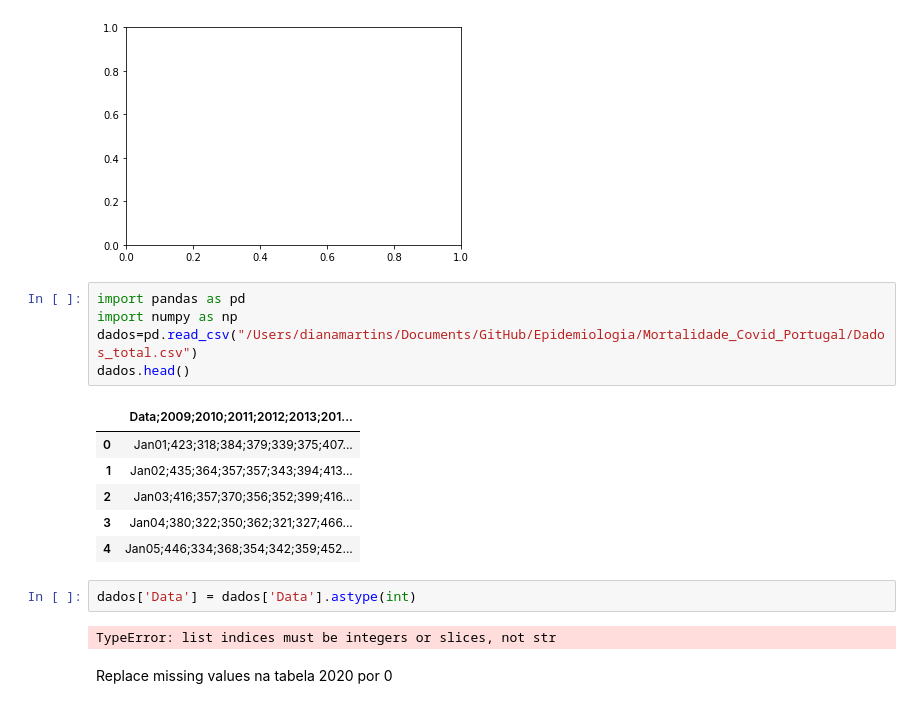
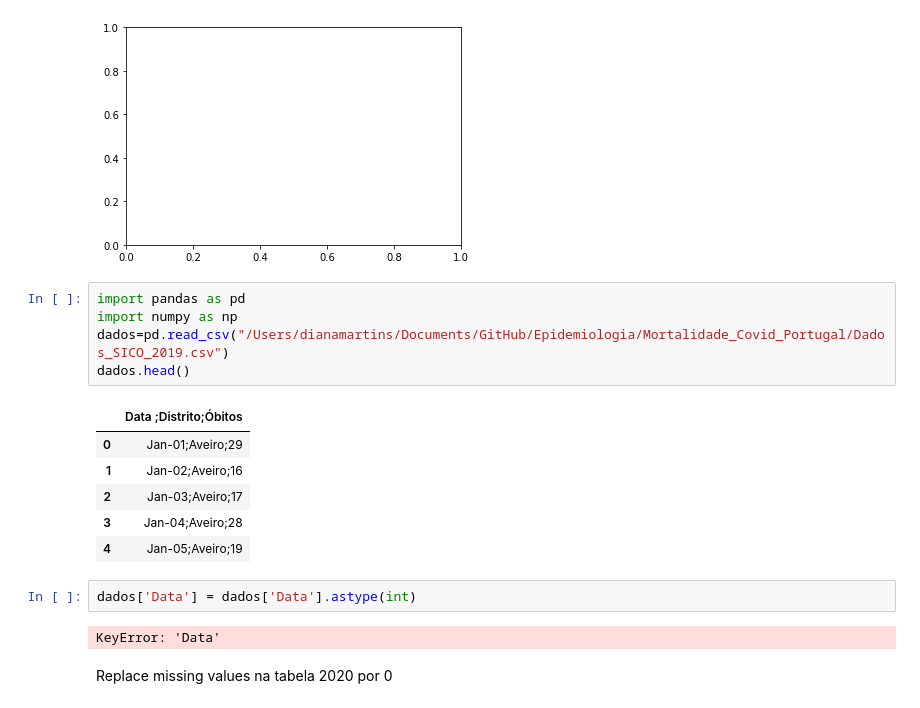
Before and after one commit to DianaA82332/Epidemiologia, a Jupyter notebook: mortalidade_covid.ipynb, the cells around one changed output. Drawn from its saved outputs; the diff is of its cells as text.

```diff
--- a/mortalidade_covid.ipynb
+++ b/mortalidade_covid.ipynb
@@ -101,19 +101,19 @@ TypeError: unhashable type: 'numpy.ndarray'
 # %%
 import pandas as pd
 import numpy as np
-dados=pd.read_csv("/Users/dianamartins/Documents/GitHub/Epidemiologia/Mortalidade_Covid_Portugal/Dados_total.csv")
+dados=pd.read_csv("/Users/dianamartins/Documents/GitHub/Epidemiologia/Mortalidade_Covid_Portugal/Dados_SICO_2019.csv")
 dados.head()
 # %% [output]
-|  | Data;2009;2010;2011;2012;2013;201... |
-| 0 | Jan01;423;318;384;379;339;375;407... |
-| 1 | Jan02;435;364;357;357;343;394;413... |
-| 2 | Jan03;416;357;370;356;352;399;416... |
-| 3 | Jan04;380;322;350;362;321;327;466... |
-| 4 | Jan05;446;334;368;354;342;359;452... |
+|  | Data ;Distrito;Óbitos |
+| 0 | Jan-01;Aveiro;29 |
+| 1 | Jan-02;Aveiro;16 |
+| 2 | Jan-03;Aveiro;17 |
+| 3 | Jan-04;Aveiro;28 |
+| 4 | Jan-05;Aveiro;19 |
 # %%
 dados['Data'] = dados['Data'].astype(int)
 # %% [output]
-TypeError: list indices must be integers or slices, not str
+KeyError: 'Data'
 # %% [markdown]
 Replace missing values na tabela 2020 por 0
 # %%
```
